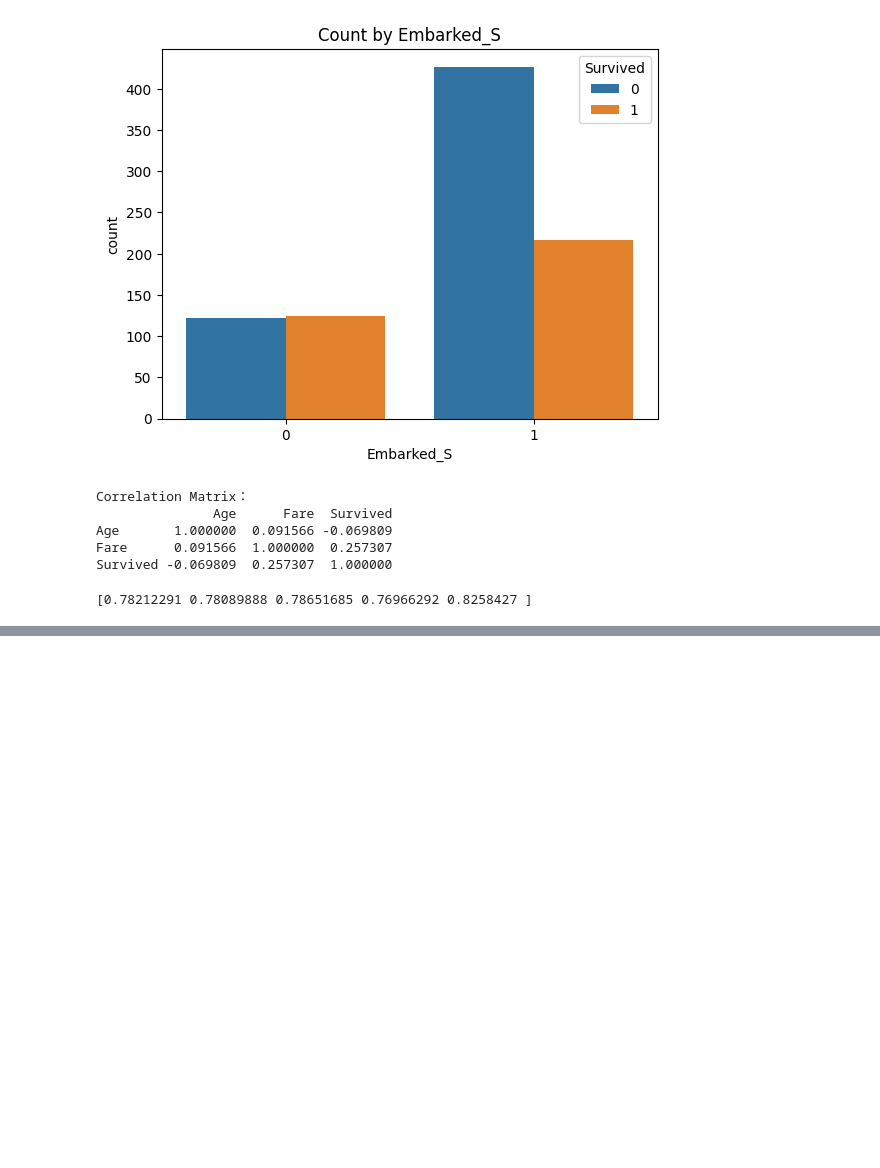
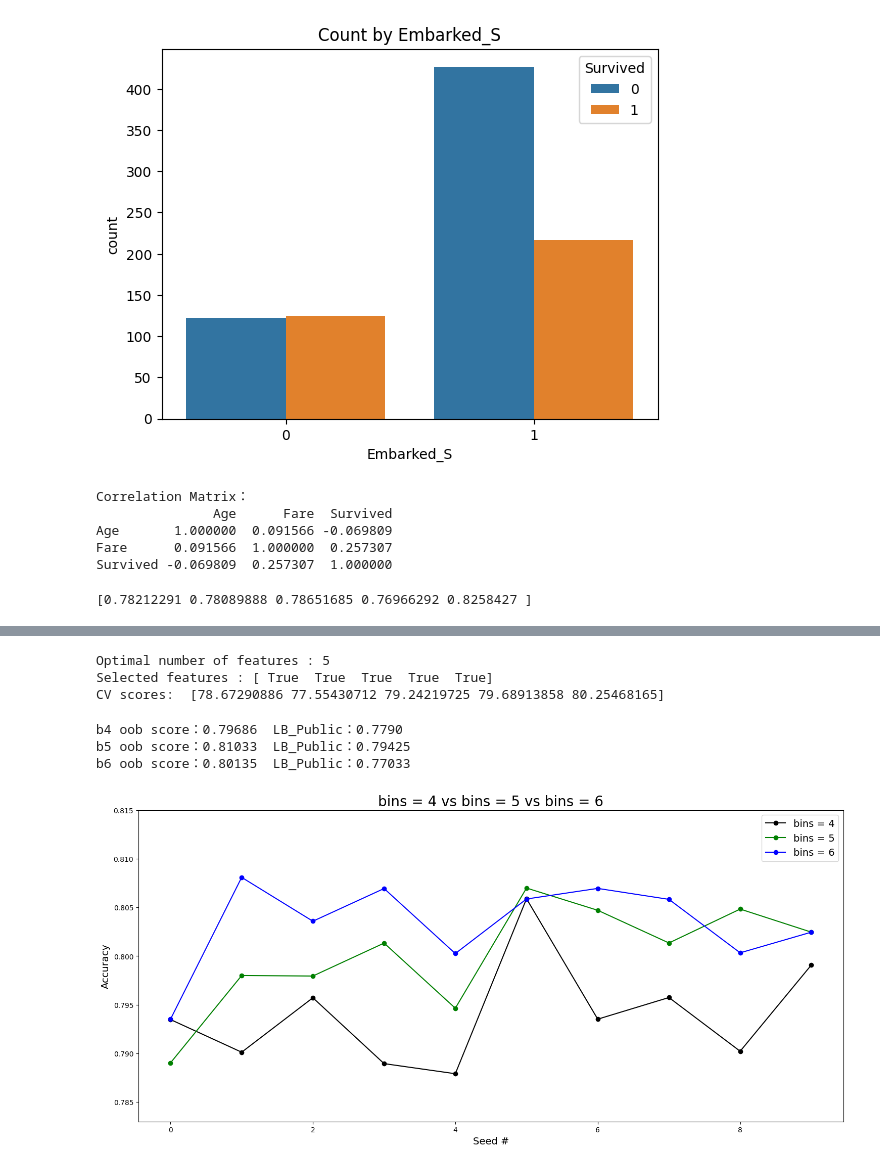
Before and after one commit to ckwei379/titanic-analysis, a Jupyter notebook: 專題實作_01：鐵達尼號存活預測.ipynb, the cells around one changed output, grey strips where cells are left out. Drawn from its saved outputs; the diff is of its cells as text; code cells hidden in the pictures; blank space fills up the shorter version.

```diff
--- a/專題實作_01：鐵達尼號存活預測.ipynb
+++ b/專題實作_01：鐵達尼號存活預測.ipynb
@@ -125,0 +204,80 @@ print(scores)
+# %%
+# Feature Selection
+# 前向選擇法：可以考慮到特徵之間的交互作用，缺點是需要較大的運算資源
+from sklearn.feature_selection import RFECV
+compare = ["Sex", "Pclass", "FareBin_Code_4", "FareBin_Code_5", "FareBin_Code_6"]
+
+# Initialize RFECV
+selector = RFECV(RandomForestClassifier(n_estimators=250, min_samples_split=20), cv=10, n_jobs=-1)
+selector.fit(train_X[compare], train_y)
+
+# Accessing the cross-validation results
+print("Optimal number of features : %d" % selector.n_features_)
+print("Selected features : %s" % selector.support_)
+
+# Accessing the cross-validation scores
+print("CV scores: ", selector.cv_results_['mean_test_score']*100)
+# %% [output]
+Optimal number of features : 5
+Selected features : [ True  True  True  True  True]
+CV scores:  [78.67290886 77.55430712 79.24219725 79.68913858 80.25468165]
+# %%
+# 切分成6份可得到較高的CV分數，但還沒有考慮到模型的random_state以及Cross-Validation切分方式
+# 確認切成6份是否為最好的選項
+from sklearn.model_selection import StratifiedKFold
+score_b4, score_b5, score_b6 = [], [], []
+seeds = 10
+for i in range(seeds):
+  # Stratified K-Fold Cross-Validation
+  diff_cv = StratifiedKFold(n_splits=10, shuffle=True, random_state=i)
+  # Feature Selection with RFECV
+  selector = RFECV(RandomForestClassifier(random_state=i, n_estimators=250, min_samples_split=20), cv=diff_cv, n_jobs=-1)
+  selector.fit(train_X[compare], train_y)
+  # Storing Results
+  score_b4.append(selector.cv_results_['mean_test_score'][2])
+  score_b5.append(selector.cv_results_['mean_test_score'][3])
+  score_b6.append(selector.cv_results_['mean_test_score'][4])
+# %%
+# Converting to numpy arrays
+score_list = [score_b4, score_b5, score_b6]
+for item in score_list:
+  item = np.array(item*100)
+
+# Plotting
+# Figure and Axis Setup
+fig = plt.figure(figsize=(18,8))
+ax = plt.gca()
+# Plotting Lines
+ax.plot(range(seeds), score_b4, "-ok", label="bins = 4")
+ax.plot(range(seeds), score_b5, "-og", label="bins = 5")
+ax.plot(range(seeds), score_b6, "-ob", label="bins = 6")
+# Axis Labels and Title
+ax.set_xlabel("Seed #", fontsize="14")
+ax.set_ylim(0.783, 0.815)
+ax.set_ylabel("Accuracy", fontsize="14")
+ax.set_title("bins = 4 vs bins = 5 vs bins = 6", fontsize="20")
+plt.legend(fontsize=14, loc="upper right")
+
+# Model Fitting and Out-of-Bag (OOB) Scores
+# Define Feature Sets
+b4, b5, b6 = ["Sex", "Pclass", "FareBin_Code_4"], ["Sex", "Pclass", "FareBin_Code_5"],\
+ ["Sex", "Pclass", "FareBin_Code_6"]
+# Instantiate and Train Models
+b4_Model = RandomForestClassifier(random_state=2, n_estimators=250, min_samples_split=20, oob_score=True)
+b4_Model.fit(train_X[b4], train_y)
+b5_Model = RandomForestClassifier(random_state=2, n_estimators=250, min_samples_split=20, oob_score=True)
+b5_Model.fit(train_X[b5], train_y)
+b6_Model = RandomForestClassifier(random_state=2, n_estimators=250, min_samples_split=20, oob_score=True)
+b6_Model.fit(train_X[b6], train_y)
+# Instantiate and Train Models
+print("b4 oob score：%.5f" %(b4_Model.oob_score_)," LB_Public：0.7790")
+print("b5 oob score：%.5f" %(b5_Model.oob_score_)," LB_Public：0.79425")
+print("b6 oob score：%.5f" %(b6_Model.oob_score_)," LB_Public：0.77033")
+# 由圖可以看出切分成4份的準確率較低，6份比5份稍微好一點，在CV的結果也是這樣
+# 但在oob score排行榜上的分數反而是切分成5份最高分，而不是6份
+# 這個情況在Titanic這個資料集上很常見，可能是某種過度的特徵工程所帶來的overfitting
+# %% [output]
+b4 oob score：0.79686  LB_Public：0.7790
+b5 oob score：0.81033  LB_Public：0.79425
+b6 oob score：0.80135  LB_Public：0.77033
+[figure, added]
```
Also changed, not shown: parts of 17 cells of this notebook.
